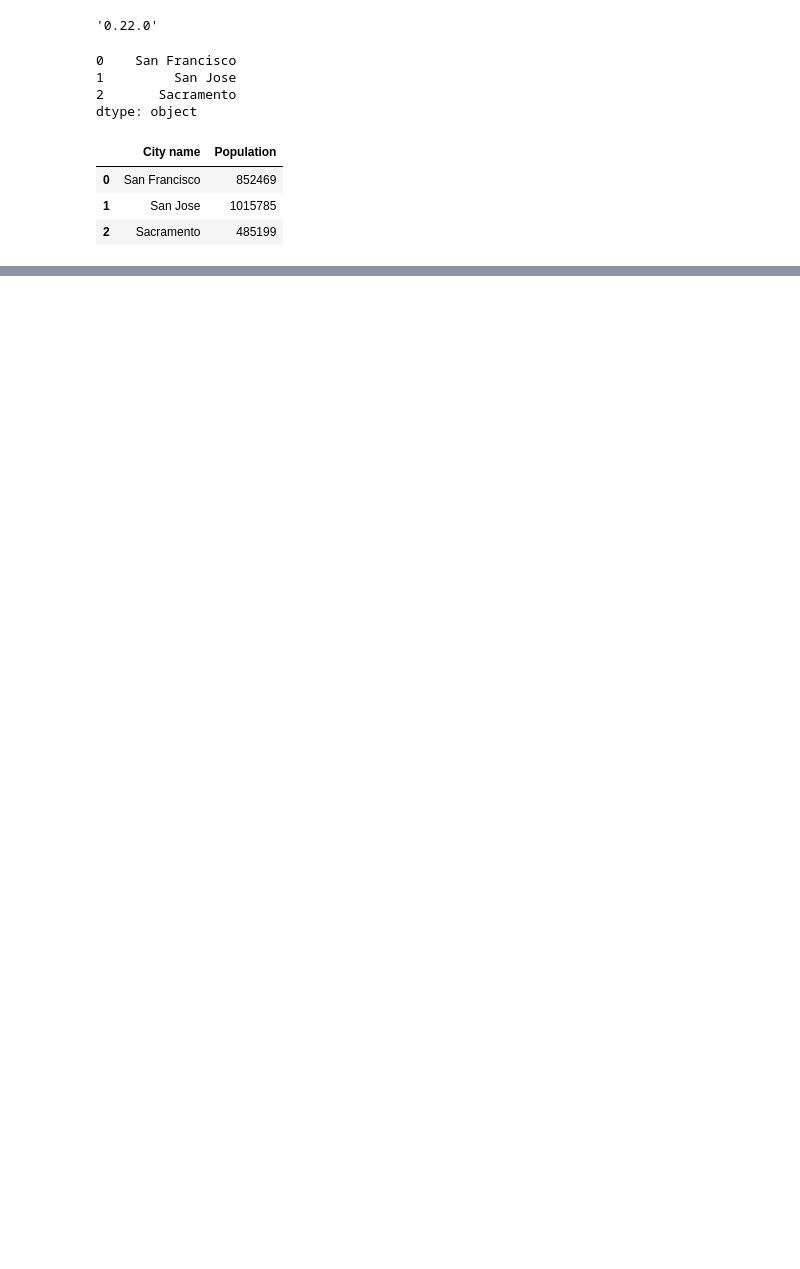
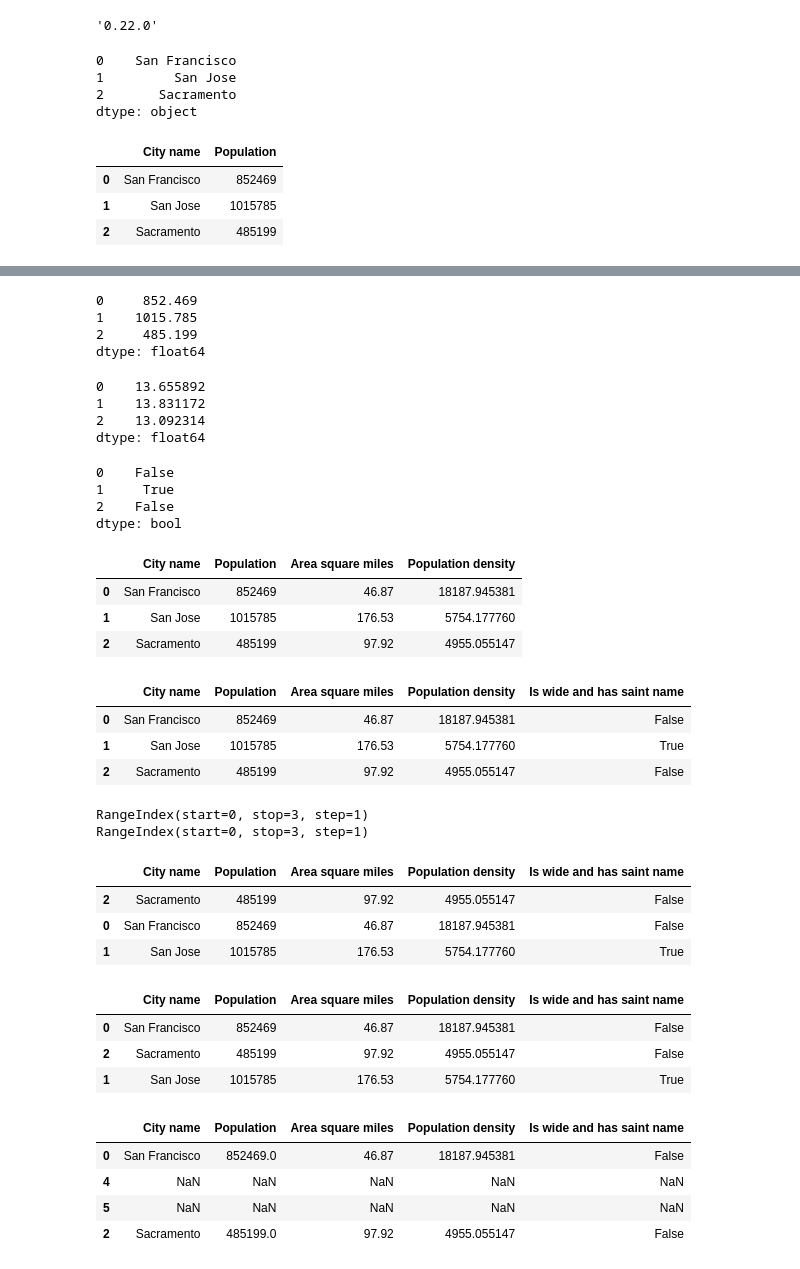
Before and after one commit to je-r/TensorFlow, a Jupyter notebook: pandas_intro.ipynb, the cells around one changed output, grey strips where cells are left out. Cells and saved outputs as stored; diff of their text form; code cells hidden in the pictures; blank space fills up the shorter version.

```diff
--- a/pandas_intro.ipynb
+++ b/pandas_intro.ipynb
@@ -31,0 +90,79 @@ pd.DataFrame({ 'City name': city_names, 'Population': population })
+# %%
+#data manipulation (TODO: check why "." needed):
+population / 1000.
+# %% [output]
+0     852.469
+1    1015.785
+2     485.199
+dtype: float64
+# %%
+# data manipulation, using Numpy library:
+
+import numpy as np
+
+np.log(population)
+# %% [output]
+0    13.655892
+1    13.831172
+2    13.092314
+dtype: float64
+# %%
+# data manipulation, applying on Series elements:
+population.apply(lambda val: val > 1000000)
+# %% [output]
+0    False
+1     True
+2    False
+dtype: bool
+# %%
+# data manipulation, modification:
+cities['Area square miles'] = pd.Series([46.87, 176.53, 97.92])
+cities['Population density'] = cities['Population'] / cities['Area square miles']
+cities
+# %% [output]
+|  | City name | Population | Area square miles | Population density |
+| 0 | San Francisco | 852469 | 46.87 | 18187.945381 |
+| 1 | San Jose | 1015785 | 176.53 | 5754.177760 |
+| 2 | Sacramento | 485199 | 97.92 | 4955.055147 |
+# %%
+# excercise:
+cities['Is wide and has saint name'] = (cities['Area square miles'] > 50) & cities['City name'].apply(lambda name: name.startswith('San'))
+cities
+# %% [output]
+|  | City name | Population | Area square miles | Population density | Is wide and has saint name |
+| 0 | San Francisco | 852469 | 46.87 | 18187.945381 | False |
+| 1 | San Jose | 1015785 | 176.53 | 5754.177760 | True |
+| 2 | Sacramento | 485199 | 97.92 | 4955.055147 | False |
+# %%
+# indexes that Panda assigns
+
+print(city_names.index)
+print(cities.index)
+# %% [output]
+RangeIndex(start=0, stop=3, step=1)
+RangeIndex(start=0, stop=3, step=1)
+# %%
+# indexes, re-indexing (purpose: to re-order rows):
+cities.reindex([2, 0, 1])
+# %% [output]
+|  | City name | Population | Area square miles | Population density | Is wide and has saint name |
+| 2 | Sacramento | 485199 | 97.92 | 4955.055147 | False |
+| 0 | San Francisco | 852469 | 46.87 | 18187.945381 | False |
+| 1 | San Jose | 1015785 | 176.53 | 5754.177760 | True |
+# %%
+# indexes, random (every time you run this cell, it's different!) re-ordering via permutation:
+cities.reindex(np.random.permutation(cities.index))
+# %% [output]
+|  | City name | Population | Area square miles | Population density | Is wide and has saint name |
+| 0 | San Francisco | 852469 | 46.87 | 18187.945381 | False |
+| 2 | Sacramento | 485199 | 97.92 | 4955.055147 | False |
+| 1 | San Jose | 1015785 | 176.53 | 5754.177760 | True |
+# %%
+# indexes, using index values that didn't exist in original DataFrame:
+cities.reindex([0, 4, 5, 2])
+# %% [output]
+|  | City name | Population | Area square miles | Population density | Is wide and has saint name |
+| 0 | San Francisco | 852469.0 | 46.87 | 18187.945381 | False |
+| 4 | NaN | NaN | NaN | NaN | NaN |
+| 5 | NaN | NaN | NaN | NaN | NaN |
+| 2 | Sacramento | 485199.0 | 97.92 | 4955.055147 | False |
```
Also changed, not shown: parts of 6 cells of this notebook.
